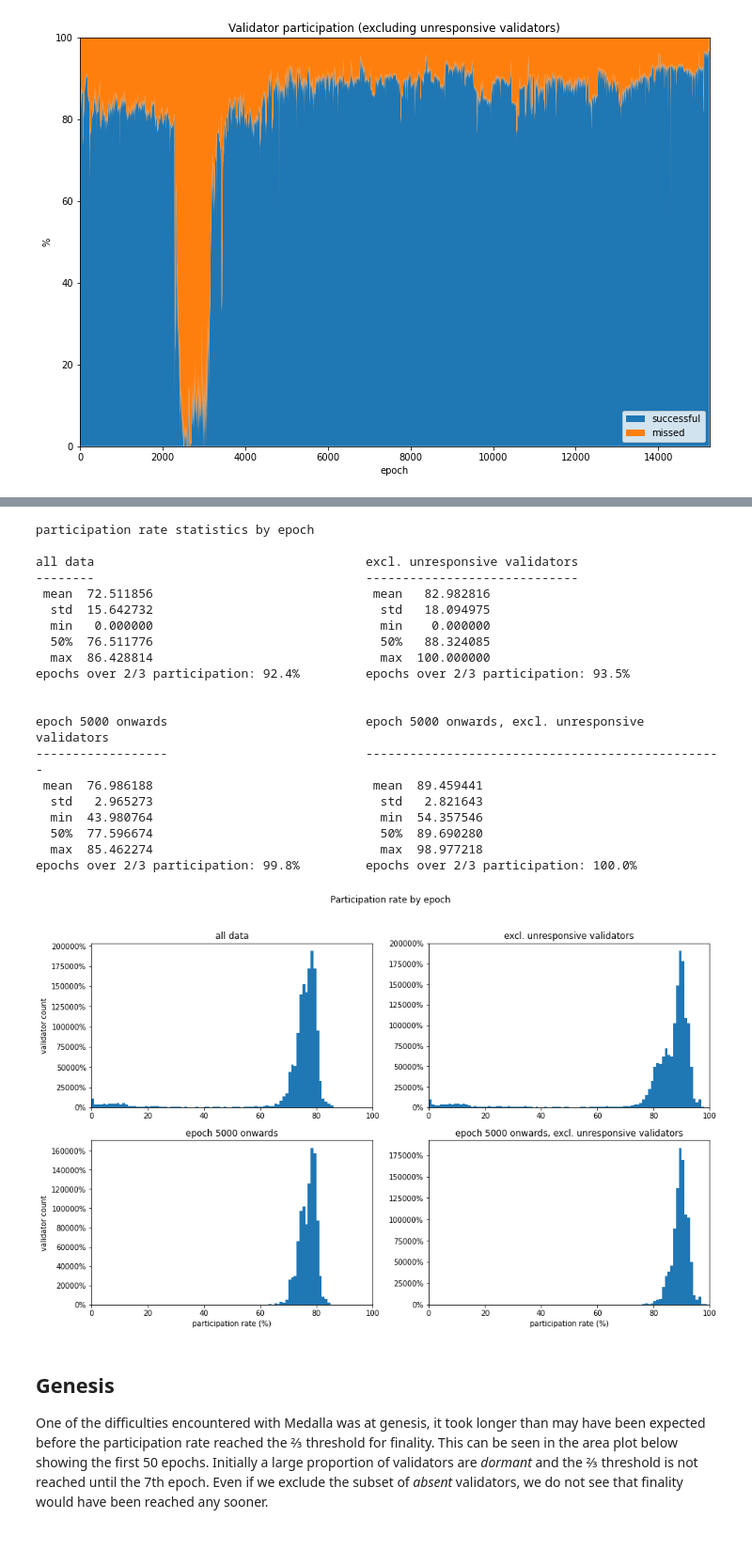
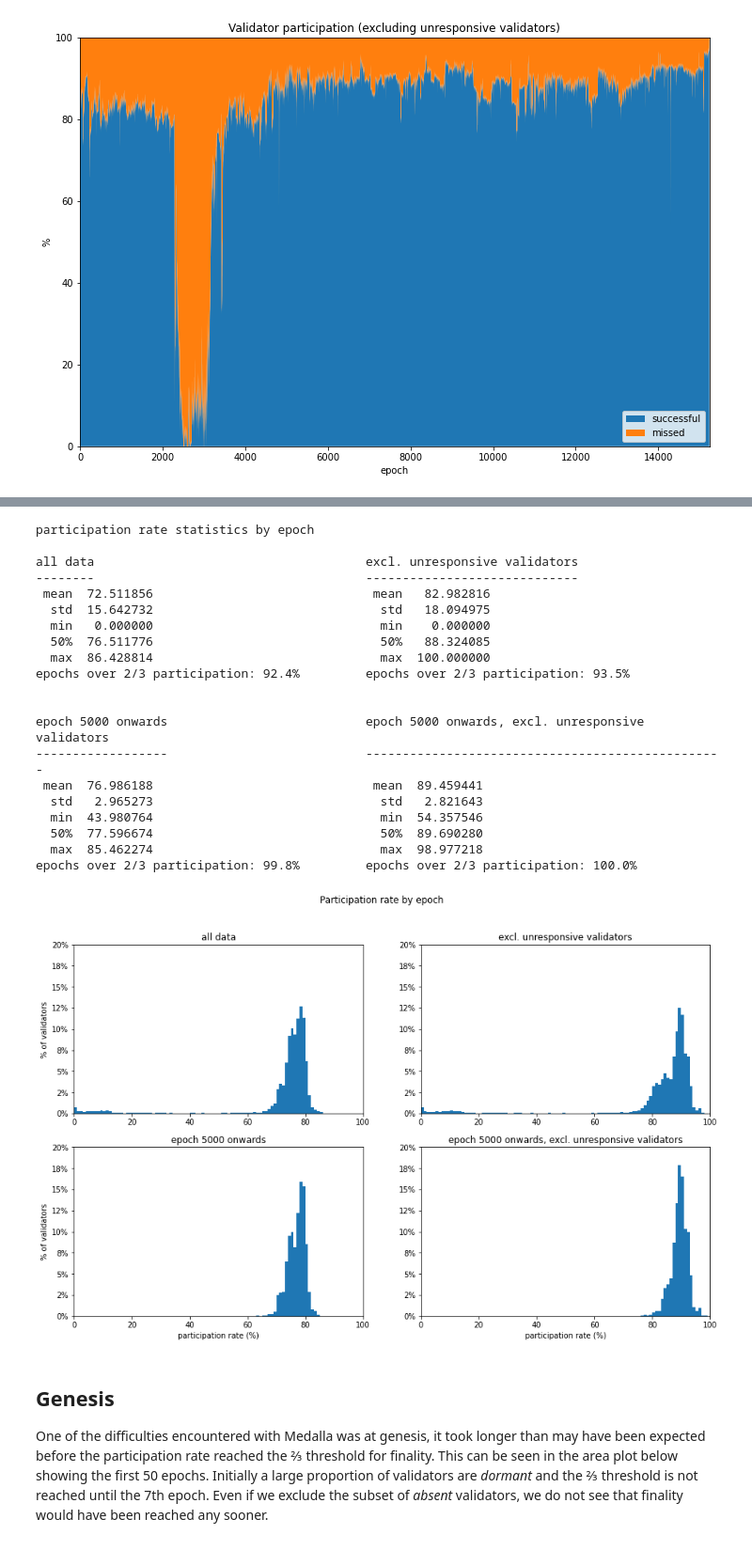
Before and after one commit to pintail-xyz/medalla_analysis, a Jupyter notebook: medalla-2-validator-taxonomy.ipynb, the cells around one changed output, grey strips where cells are left out. Shown at 94% size. Saved outputs shown, nothing was run; the diff lists cells and outputs as text; code cells hidden in the pictures.

```diff
--- a/medalla-2-validator-taxonomy.ipynb
+++ b/medalla-2-validator-taxonomy.ipynb
@@ -349,53 +352,57 @@ col2.append(f"epochs over 2/3 participation: {quorate:.1f}%")
 for row, text in enumerate(col1):
     print(text.ljust(45,' ') + col2[row])
 
-perc_participation_data['successful'].plot.hist(bins=range(0,101), ax=axs[0,0])
+perc_participation_data['successful'].plot.hist(density=True, bins=range(0,101), ax=axs[0,0])
 axs[0, 0].set_title('all data')
-axs[0, 0].set_ylabel('validator count')
+axs[0, 0].set_ylabel('% of validators')
 axs[0, 0].set_xlim(0,100)
+axs[0, 0].set_ylim(0,0.2)
 axs[0, 0].yaxis.set_major_formatter(PercentFormatter(xmax=1, decimals=0));
 
-perc_reduced_participation_data['successful'].plot.hist(bins=range(0,101), ax=axs[0,1])
+perc_reduced_participation_data['successful'].plot.hist(density=True, bins=range(0,101), ax=axs[0,1])
 axs[0, 1].set_title('excl. unresponsive validators')
 axs[0, 1].set_ylabel('')
 axs[0, 1].set_xlim(0,100)
+axs[0, 1].set_ylim(0,0.2)
 axs[0, 1].yaxis.set_major_formatter(PercentFormatter(xmax=1, decimals=0));
 
-after_roughtime.plot.hist(bins=range(0,101), ax=axs[1,0])
+after_roughtime.plot.hist(density=True, bins=range(0,101), ax=axs[1,0])
 axs[1, 0].set_title('epoch 5000 onwards')
 axs[1, 0].set_xlabel('participation rate (%)')
-axs[1, 0].set_ylabel('validator count')
+axs[1, 0].set_ylabel('% of validators')
 axs[1, 0].set_xlim(0,100)
+axs[1, 0].set_ylim(0,0.2)
 axs[1, 0].yaxis.set_major_formatter(PercentFormatter(xmax=1, decimals=0));
 
-after_roughtime_reduced.plot.hist(bins=range(0,101), ax=axs[1,1])
+after_roughtime_reduced.plot.hist(density=True, bins=range(0,101), ax=axs[1,1])
 axs[1, 1].set_title('epoch 5000 onwards, excl. unresponsive validators')
 axs[1, 1].set_xlabel('participation rate (%)')
 axs[1, 1].set_ylabel('')
-axs[1, 1].set_xlim(0,100);
+axs[1, 1].set_xlim(0,100)
+axs[1, 1].set_ylim(0,0.2)
 axs[1, 1].yaxis.set_major_formatter(PercentFormatter(xmax=1, decimals=0));
 # %% [output]
 participation rate statistics by epoch
 
 all data                                     excl. unresponsive validators
 --------                                     -----------------------------
  mean  72.511856                              mean   82.982816
   std  15.642732                               std   18.094975
   min   0.000000                               min    0.000000
   50%  76.511776                               50%   88.324085
   max  86.428814                               max  100.000000
 epochs over 2/3 participation: 92.4%         epochs over 2/3 participation: 93.5%
 
 
 epoch 5000 onwards                           epoch 5000 onwards, excl. unresponsive validators
 ------------------                           -------------------------------------------------
  mean  76.986188                              mean  89.459441
   std   2.965273                               std   2.821643
   min  43.980764                               min  54.357546
   50%  77.596674                               50%  89.690280
   max  85.462274                               max  98.977218
 epochs over 2/3 participation: 99.8%         epochs over 2/3 participation: 100.0%
-[figure, old version]
+[figure, new version]
 # %% [markdown]
 ## Genesis
 One of the difficulties encountered with Medalla was at genesis, it took longer than may have been expected before the participation rate reached the ⅔ threshold for finality. This can be seen in the area plot below showing the first 50 epochs. Initially a large proportion of validators are *dormant* and the ⅔ threshold is not reached until the 7th epoch. Even if we exclude the subset of *absent* validators, we do not see that finality would have been reached any sooner.
```
Also changed, not shown: parts of 11 cells of this notebook, 3 other files.
